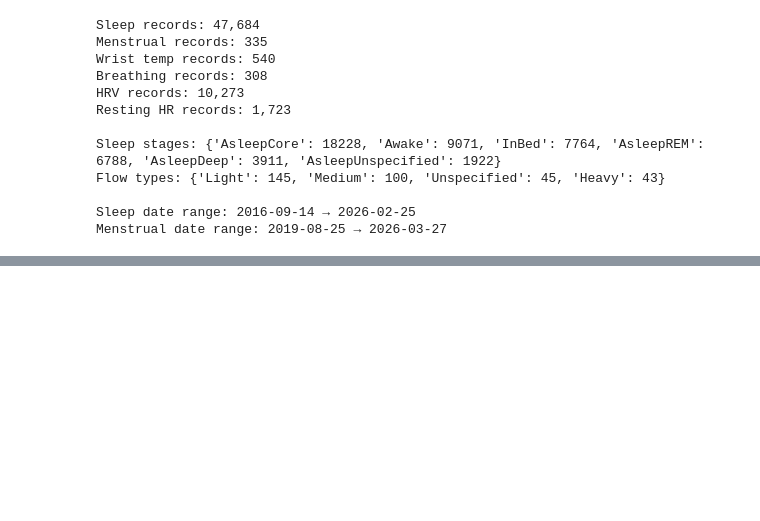
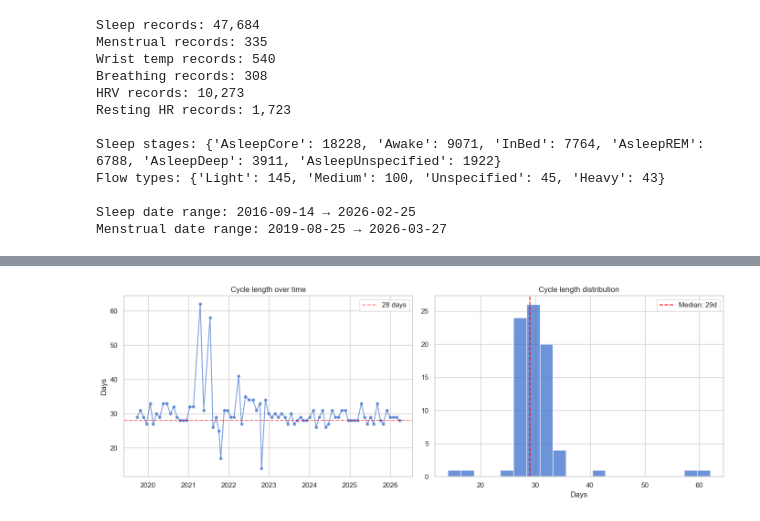
Before and after one commit to aroaxinping/redmoon, a Jupyter notebook: notebooks/analysis.ipynb, the cells around one changed output, grey strips where cells are left out. Drawn from its saved outputs; the diff is of its cells as text; code cells hidden in the pictures; blank space fills up the shorter version.

```diff
--- a/notebooks/analysis.ipynb
+++ b/notebooks/analysis.ipynb
@@ -956,0 +191,23 @@ plt.show()
+# %%
+# Visualize cycle length over time
+fig, axes = plt.subplots(1, 2, figsize=(14, 5))
+
+ax = axes[0]
+valid_cycles = periods.dropna(subset=["cycle_length"])
+ax.plot(valid_cycles["start"], valid_cycles["cycle_length"], "o-", markersize=4, alpha=0.7)
+ax.axhline(y=28, color="red", linestyle="--", alpha=0.5, label="28 days")
+ax.set_title("Cycle length over time")
+ax.set_ylabel("Days")
+ax.legend()
+
+ax = axes[1]
+ax.hist(valid_cycles["cycle_length"], bins=20, edgecolor="white", alpha=0.8)
+ax.axvline(x=valid_cycles["cycle_length"].median(), color="red", linestyle="--", label=f"Median: {valid_cycles['cycle_length'].median():.0f}d")
+ax.set_title("Cycle length distribution")
+ax.set_xlabel("Days")
+ax.legend()
+
+plt.tight_layout()
+plt.show()
+# %% [output]
+[figure, added]
```
Also changed, not shown: parts of 70 cells of this notebook, 6 other files.
